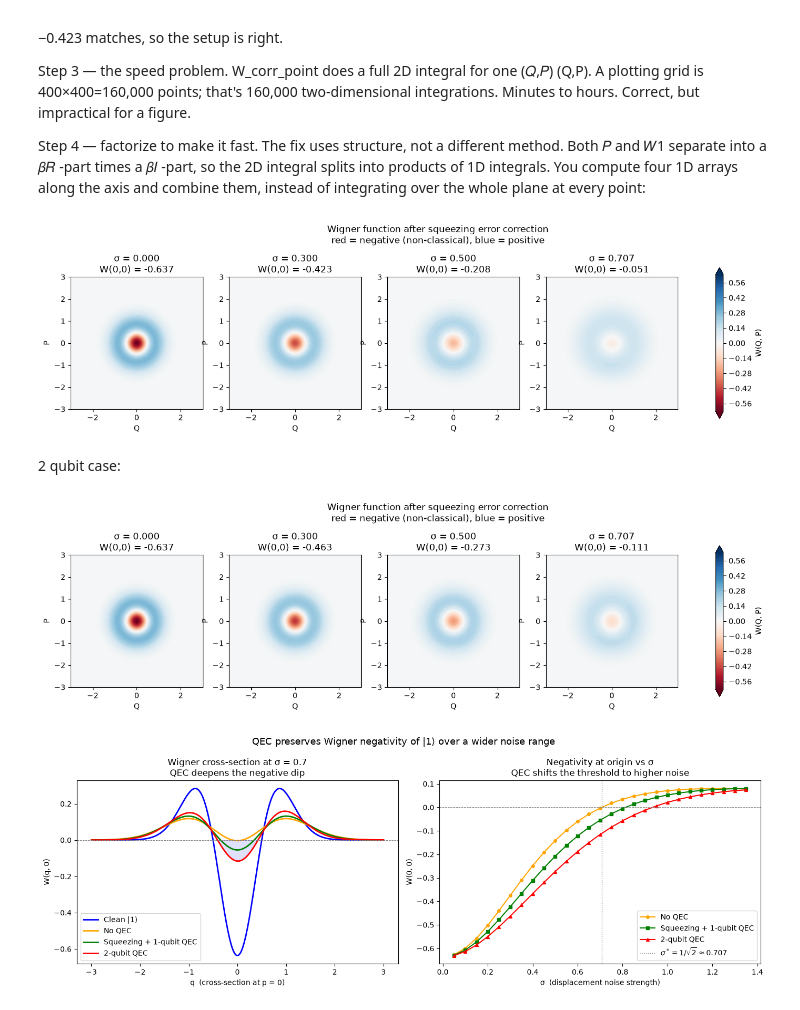
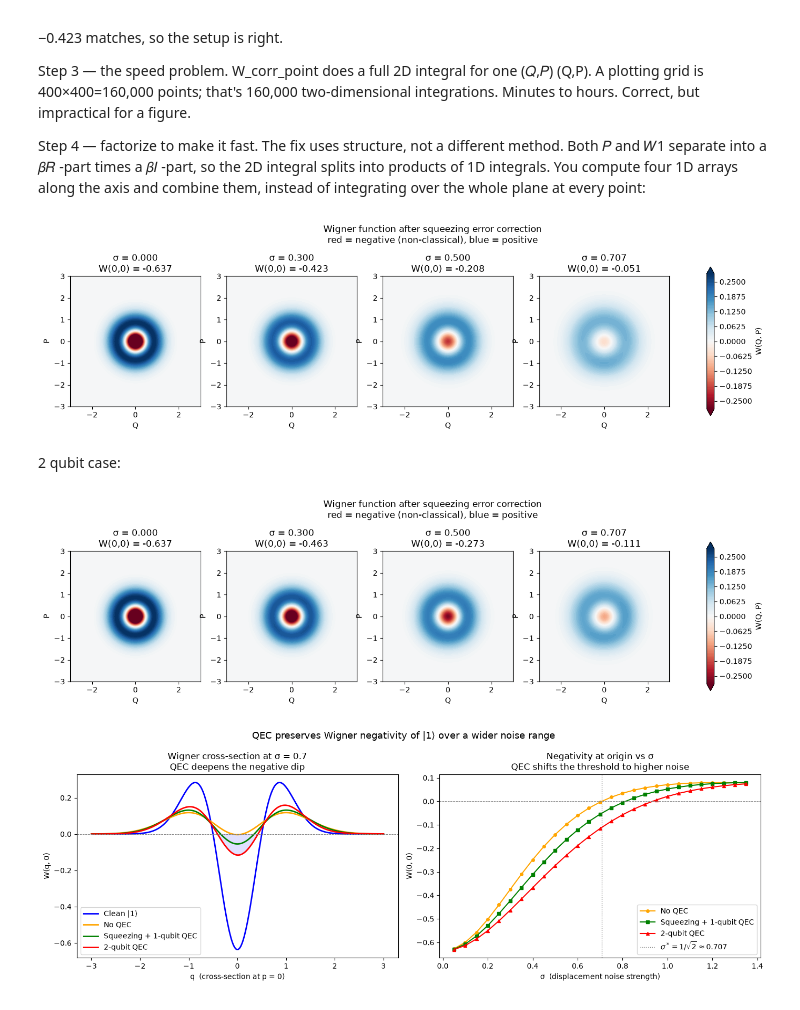
Before and after one commit to neginrazian/CV-QEC, a Jupyter notebook: single_photon.ipynb, the cells around one changed output. Cells and saved outputs as stored; diff of their text form; code cells hidden in the pictures.

Commit message:
update the scale of the plots

```diff
--- a/single_photon.ipynb
+++ b/single_photon.ipynb
@@ -79,7 +92,7 @@ xs = np.linspace(-L, L, N)
 Qg, Pg = np.meshgrid(xs, xs)
 
 sigmas = [1e-3, 0.3, 0.5, 1/np.sqrt(2)]
-vmax   = 1/np.pi
+vmax   = 4*np.exp(-3/2)/np.pi
 levels = np.linspace(-vmax, vmax, 101)
 
 fig, axes = plt.subplots(1, 4, figsize=(18, 4.5))
@@ -114,7 +127,7 @@ x = np.linspace(-L, L, N)
 Q, P = np.meshgrid(x, x)
 
 sigmas = [0.0, 0.3, 0.5, 1/np.sqrt(2)]     # last panel is the threshold sigma*
-vmax   = 1/np.pi                            # fixed scale so the shrinking dip is comparable across panels
+vmax   =  4*np.exp(-3/2)/np.pi                            # fixed scale so the shrinking dip is comparable across panels
 levels = np.linspace(-vmax, vmax, 101)      # symmetric -> 0 maps to white
 
 fig, axes = plt.subplots(1, 4, figsize=(18, 4.5))
@@ -206,29 +219,29 @@ def W_corr_sq(Qg, Pg, sigma):
 # %%
 # grid — odd N so the center is exactly (0,0)
 L, N = 4.0, 401
 x = np.linspace(-L, L, N)
 Qg, Pg = np.meshgrid(x, x)
 c = N // 2
 
 sigmas = [0, 0.3, 0.5, 1/np.sqrt(2)]     # sigma=0 is singular for the correction
-vmax   = 2/np.pi                            # coeff-4 convention: |W1(0,0)| = 2/pi
+vmax   =  4*np.exp(-3/2)/np.pi                            # coeff-4 convention: |W1(0,0)| = 2/pi
 levels = np.linspace(-vmax, vmax, 101)
 
 fig, axes = plt.subplots(1, 4, figsize=(18, 4.5))
 for ax, s in zip(axes, sigmas):
     W  = W_corr_sq(Qg, Pg, s)
     im = ax.contourf(Qg, Pg, W, levels=levels, cmap='RdBu', extend='both')
     ax.set_title(f'σ = {s:.3f}\nW(0,0) = {W[c, c]:+.3f}')
     ax.set_xlabel('Q'); ax.set_ylabel('P')
     ax.set_aspect('equal'); ax.set_xlim(-3, 3); ax.set_ylim(-3, 3)
 
 fig.colorbar(im, ax=axes, shrink=0.8, label='W(Q, P)')
 fig.suptitle('Wigner function after squeezing error correction\n'
              'red = negative (non-classical), blue = positive', fontsize=12)
 plt.savefig('wigner_corrected_vs_sigma.pdf', bbox_inches='tight')
 plt.show()
 # %% [output]
-[figure, old version]
+[figure, new version]
 # %% [markdown]
 2 qubit case:
 # %%
@@ -269,7 +282,7 @@ Qg, Pg = np.meshgrid(x, x)
 c = N // 2
 
 sigmas = [0, 0.3, 0.5, 1/np.sqrt(2)]     # sigma=0 is singular for the correction
-vmax   = 2/np.pi                            # coeff-4 convention: |W1(0,0)| = 2/pi
+vmax   =  4*np.exp(-3/2)/np.pi                             # coeff-4 convention: |W1(0,0)| = 2/pi
 levels = np.linspace(-vmax, vmax, 101)
 
 fig, axes = plt.subplots(1, 4, figsize=(18, 4.5))
@@ -286,7 +299,7 @@ fig.suptitle('Wigner function after squeezing error correction\n'
 plt.savefig('wigner_corrected_vs_sigma.pdf', bbox_inches='tight')
 plt.show()
 # %% [output]
-[figure, old version]
+[figure, new version]
 # %%
 import numpy as np
 import matplotlib.pyplot as plt
```
Also changed, not shown: parts of 3 cells of this notebook.
